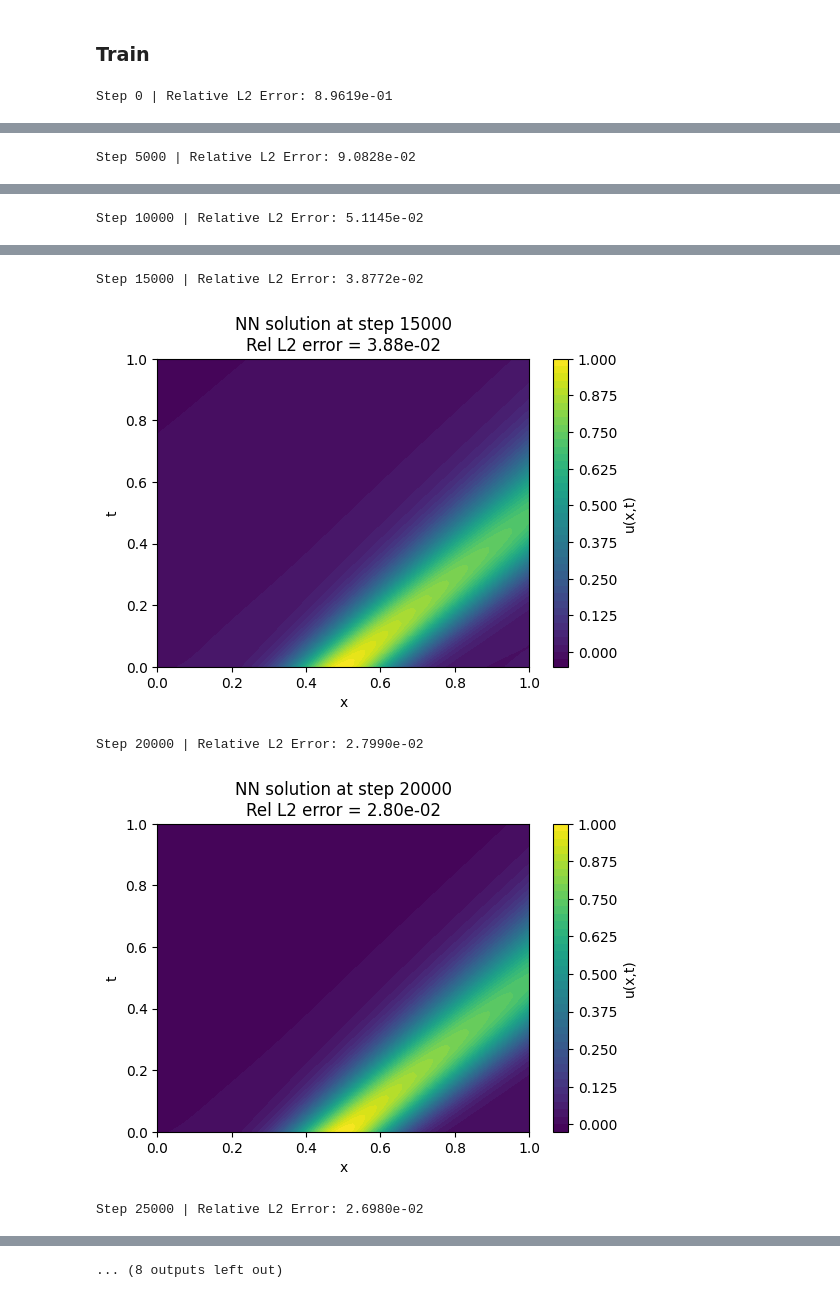
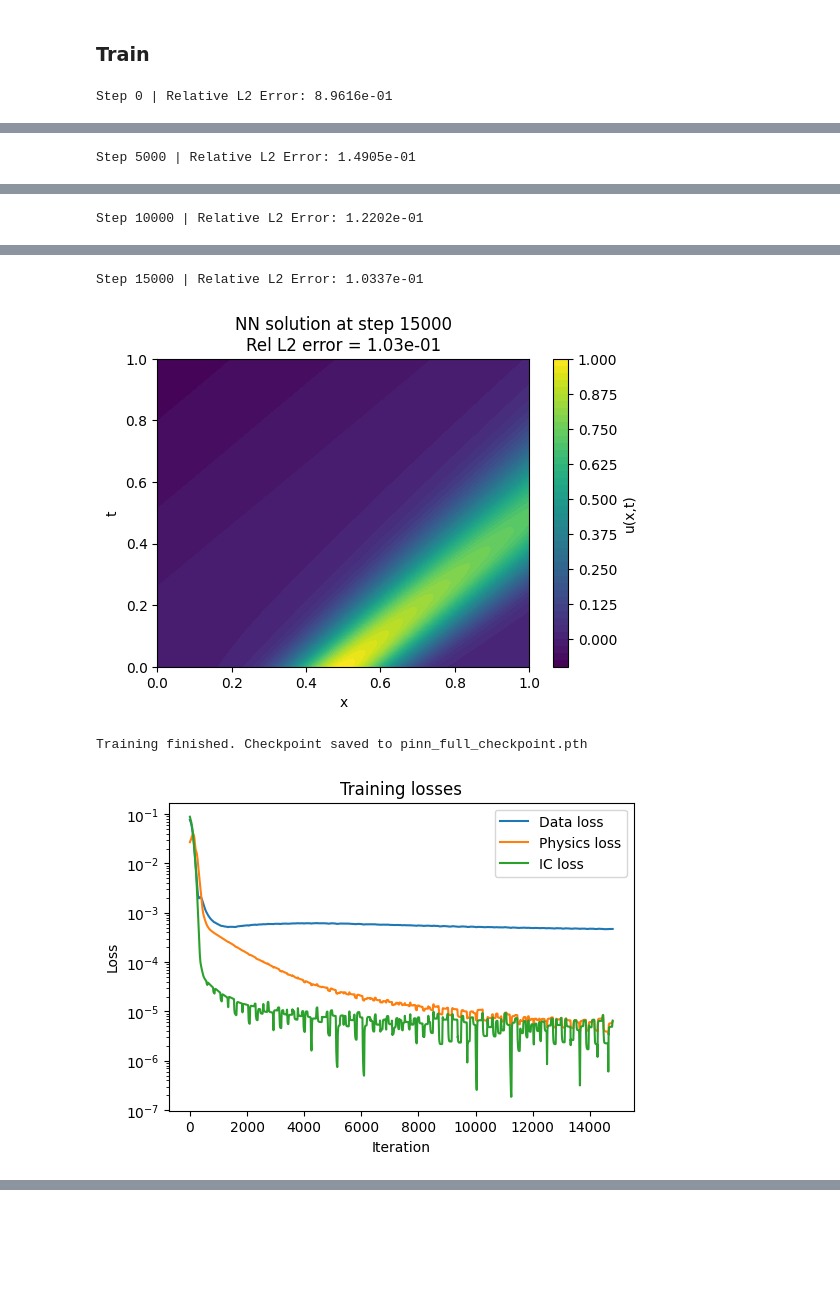
Before and after one commit to Saul-Harwin/PINNs-vs-Data-Driven-Neural-Networks-for-Fluid-Flow, a Jupyter notebook: main.ipynb, the cells around one changed output, grey strips where cells are left out. Saved outputs shown, nothing was run; the diff lists cells and outputs as text; code cells hidden in the pictures; blank space fills up the shorter version.

```diff
--- a/main.ipynb
+++ b/main.ipynb
@@ -298,21 +493,37 @@ def train(
     loss_fn,
     num_epochs,
     pde=None,
-    lambdas=None
+    lambdas=None,
+    save_filename="pinn_checkpoint.pth"
 ):
-
     for step in range(num_epochs):
+        log = True
 
         optimiser.zero_grad()
 
-        loss = loss_fn(data, model, pde, lambdas)
+        loss = loss_fn(data, model, log, pde, lambdas)
 
         loss.backward()
+        optimiser.step()
 
-        optimiser.step()
+        if log:
+            u_pred = model(data.X_test_flat).detach().reshape(100,100)
+            error = relative_l2_error(u_pred, data.u_true)
+            data.error.append(error.item())
 
         if step % 5000 == 0:
             evaluate(step, data, model)
+
+    # Save checkpoint after training
+    checkpoint = {
+        "model_state_dict": model.state_dict(),
+        "optimizer_state_dict": optimiser.state_dict(),
+        "data": data,
+        "pde_params": pde,
+        "num_epochs": num_epochs
+    }
+    torch.save(checkpoint, save_filename)
+    print(f"Training finished. Checkpoint saved to {save_filename}")
 # %% [markdown]
 ## Standard Neural Network
 # %%
@@ -406,7 +633,7 @@ X_obs = torch.cat([x_obs, t_obs], dim=1).requires_grad_(True)
 # %% [markdown]
 #### Physics Points
 # %%
-N_physics =  1000 # 1000 - 10,000
+N_physics =  2000 # 1000 - 10,000
 
 x_physics = torch.rand(N_physics,1, requires_grad=True)
 t_physics = torch.rand(N_physics,1, requires_grad=True)
@@ -449,7 +676,13 @@ pinn_data = PINNData(
     X_physics=X_physics,
 
     X_ic=X_ic,
-    u_ic=u_ic_target
+    u_ic=u_ic_target,
+
+    L_data=[],
+    L_phys=[],
+    L_ic=[],
+
+    error=[]
 )
 # %% [markdown]
 #### Optimiser
@@ -477,9 +710,15 @@ train(
     loss_fn=pinn_loss,
     num_epochs=num_epochs,
     pde=pde,
-    lambdas=[1e2, 1e3]
+    lambdas=[1e3, 1e4],
+    save_filename="pinn_full_checkpoint.pth"
 )
+
+# after training
+plot_pinn_losses(pinn_data.L_data, pinn_data.L_phys, pinn_data.L_ic, window=200)
+plot_error_history(pinn_data.error, window=200)
+plot_pde_residual(pinn_data, pinn_model, c, D)
 # %% [output]
-Step 0 | Relative L2 Error: 8.9619e-01
+Step 0 | Relative L2 Error: 8.9616e-01
 [figure]
-Step 5000 | Relative L2 Error: 9.0828e-02
+Step 5000 | Relative L2 Error: 1.4905e-01
@@ -487 +726 @@ Step 5000 | Relative L2 Error: 9.0828e-02
-Step 10000 | Relative L2 Error: 5.1145e-02
+Step 10000 | Relative L2 Error: 1.2202e-01
@@ -489,5 +728,4 @@ Step 10000 | Relative L2 Error: 5.1145e-02
-Step 15000 | Relative L2 Error: 3.8772e-02
+Step 15000 | Relative L2 Error: 1.0337e-01
-[figure, old version]
+[figure, new version]
-Step 20000 | Relative L2 Error: 2.7990e-02
+Training finished. Checkpoint saved to pinn_full_checkpoint.pth
-[figure, old version]
+[figure, new version]
-Step 25000 | Relative L2 Error: 2.6980e-02
@@ -495 +732,0 @@ Step 25000 | Relative L2 Error: 2.6980e-02
-... (8 outputs left out)
```
Also changed, not shown: parts of 20 cells of this notebook, 6 other files.
